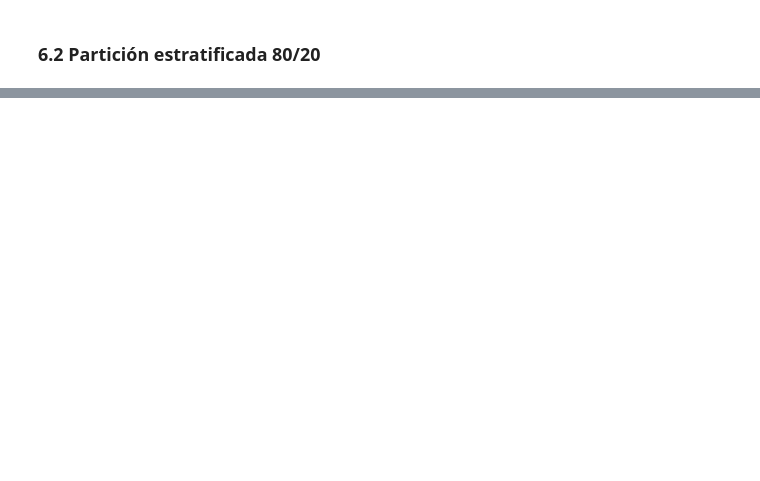
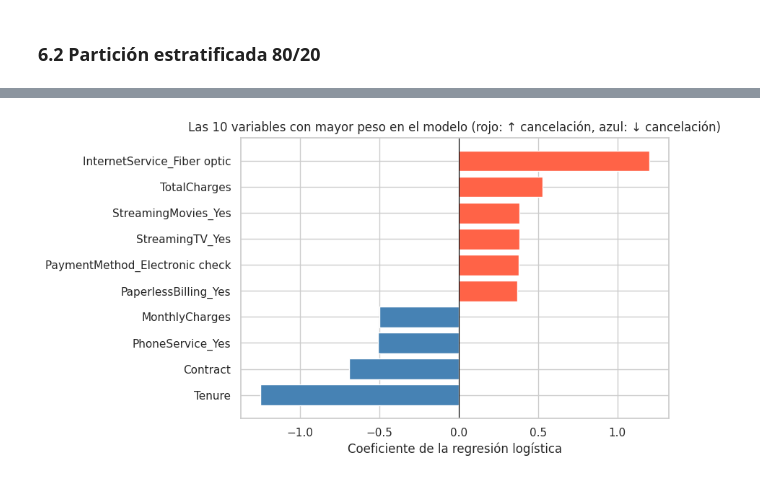
Before and after one commit to fedeiria/tpi-analisis-de-datos, a Jupyter notebook: notebooks/TPI_Analisis_de_Datos.ipynb, the cells around one changed output, grey strips where cells are left out. Saved outputs shown, nothing was run; the diff lists cells and outputs as text; code cells hidden in the pictures; blank space fills up the shorter version.

```diff
--- a/notebooks/TPI_Analisis_de_Datos.ipynb
+++ b/notebooks/TPI_Analisis_de_Datos.ipynb
@@ -676,0 +1011,15 @@ _Justificar qué variables van con One-Hot y cuáles con Ordinal, y por qué Sta
+# %%
+preprocesador = ColumnTransformer([
+    ("nominales", OneHotEncoder(drop="first", handle_unknown="ignore", sparse_output=False), cols_nom),
+    ("ordinal", OrdinalEncoder(categories=[["Month-to-month", "One year", "Two year"]]), cols_ord),
+    ("numericas", StandardScaler(), cols_num),
+])
+
+# fit SOLO con train; transform en train y en test
+X_train_prep = preprocesador.fit_transform(X_train)
+X_test_prep = preprocesador.transform(X_test)
+
+print(f"X_train: {X_train.shape} -> {X_train_prep.shape}")
+print(f"X_test:  {X_test.shape} -> {X_test_prep.shape}")
+print(f"\nColumnas resultantes ({X_train_prep.shape[1]}):")
+list(preprocesador.get_feature_names_out())
@@ -713,0 +1202,14 @@ _..._
+# %%
+from sklearn.metrics import precision_score, recall_score
+
+# Pipeline: preprocesamiento + modelo en un solo objeto (el fit del preprocesador usa solo train)
+modelo_clf = Pipeline([
+    ("preprocesamiento", preprocesador),
+    ("clasificador", LogisticRegression(max_iter=1000, random_state=RANDOM_STATE)),
+])
+
+modelo_clf.fit(X_train, y_train)
+
+y_pred = modelo_clf.predict(X_test)
+print("Primeras 10 predicciones:", y_pred[:10])
+print("Primeros 10 valores reales:", y_test.values[:10])
@@ -713,0 +1253,17 @@ _..._
+# %%
+coef = pd.Series(
+    modelo_clf.named_steps["clasificador"].coef_[0],
+    index=modelo_clf.named_steps["preprocesamiento"].get_feature_names_out(),
+).sort_values(key=abs, ascending=False)
+
+top = coef.head(10).sort_values()
+plt.figure(figsize=(9, 5))
+plt.barh(top.index.str.replace("nominales__", "").str.replace("numericas__", "").str.replace("ordinal__", ""),
+         top.values, color=["tomato" if v > 0 else "steelblue" for v in top.values])
+plt.axvline(0, color="black", linewidth=0.8)
+plt.title("Las 10 variables con mayor peso en el modelo (rojo: ↑ cancelación, azul: ↓ cancelación)")
+plt.xlabel("Coeficiente de la regresión logística")
+plt.tight_layout()
+plt.show()
+# %% [output]
+[figure, added]
```
Also changed, not shown: parts of 92 cells of this notebook.
